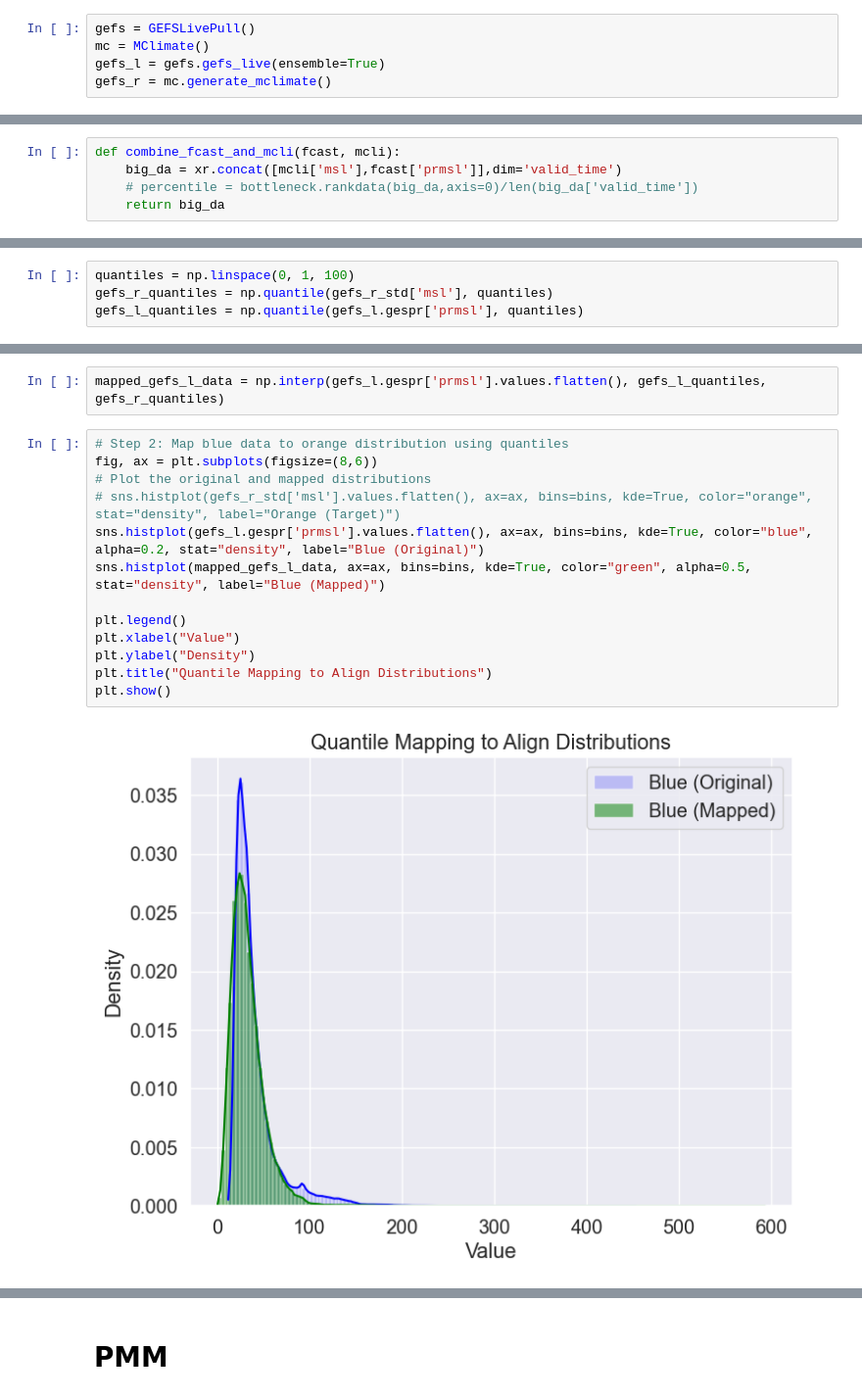
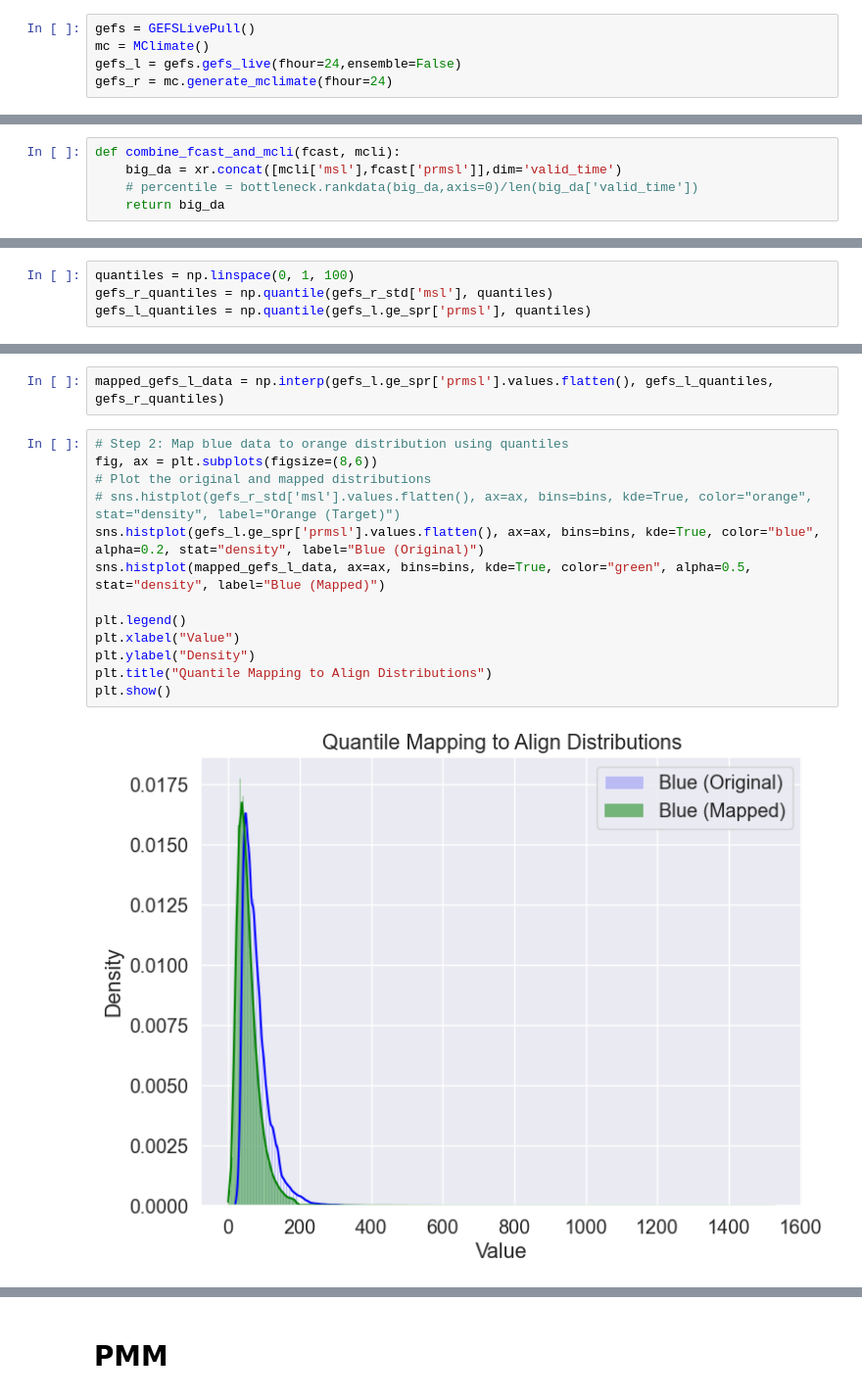
Before and after one commit to aaTman/espr, a Jupyter notebook: espr/testing_notebook.ipynb, the cells around one changed output, grey strips where cells are left out. Shown at 98% size. Cells and saved outputs as stored; diff of their text form.

```diff
--- a/espr/testing_notebook.ipynb
+++ b/espr/testing_notebook.ipynb
@@ -51,6 +52,6 @@ Worker: 2
 # %%
 gefs = GEFSLivePull()
 mc = MClimate()
-gefs_l = gefs.gefs_live(ensemble=True)
-gefs_r = mc.generate_mclimate()
+gefs_l = gefs.gefs_live(fhour=24,ensemble=False)
+gefs_r = mc.generate_mclimate(fhour=24)
 # %% [output]
@@ -110,4 +94,4 @@ plt.show()
 # %%
 quantiles = np.linspace(0, 1, 100)
 gefs_r_quantiles = np.quantile(gefs_r_std['msl'], quantiles)
-gefs_l_quantiles = np.quantile(gefs_l.gespr['prmsl'], quantiles)
+gefs_l_quantiles = np.quantile(gefs_l.ge_spr['prmsl'], quantiles)
@@ -118,20 +98,20 @@ gefs_l_quantiles = np.quantile(gefs_l.gespr['prmsl'], quantiles)
 # %%
-mapped_gefs_l_data = np.interp(gefs_l.gespr['prmsl'].values.flatten(), gefs_l_quantiles, gefs_r_quantiles)
+mapped_gefs_l_data = np.interp(gefs_l.ge_spr['prmsl'].values.flatten(), gefs_l_quantiles, gefs_r_quantiles)
 # %%
 # Step 2: Map blue data to orange distribution using quantiles
 fig, ax = plt.subplots(figsize=(8,6))
 # Plot the original and mapped distributions
 # sns.histplot(gefs_r_std['msl'].values.flatten(), ax=ax, bins=bins, kde=True, color="orange", stat="density", label="Orange (Target)")
-sns.histplot(gefs_l.gespr['prmsl'].values.flatten(), ax=ax, bins=bins, kde=True, color="blue", alpha=0.2, stat="density", label="Blue (Original)")
+sns.histplot(gefs_l.ge_spr['prmsl'].values.flatten(), ax=ax, bins=bins, kde=True, color="blue", alpha=0.2, stat="density", label="Blue (Original)")
 sns.histplot(mapped_gefs_l_data, ax=ax, bins=bins, kde=True, color="green", alpha=0.5, stat="density", label="Blue (Mapped)")
 
 plt.legend()
 plt.xlabel("Value")
 plt.ylabel("Density")
 plt.title("Quantile Mapping to Align Distributions")
 plt.show()
 # %% [output]
-[figure, old version]
+[figure, new version]
 # %%
 import cartopy.crs as ccrs
 import cartopy.feature as cfeature
```
Also changed, not shown: parts of 10 cells of this notebook.
